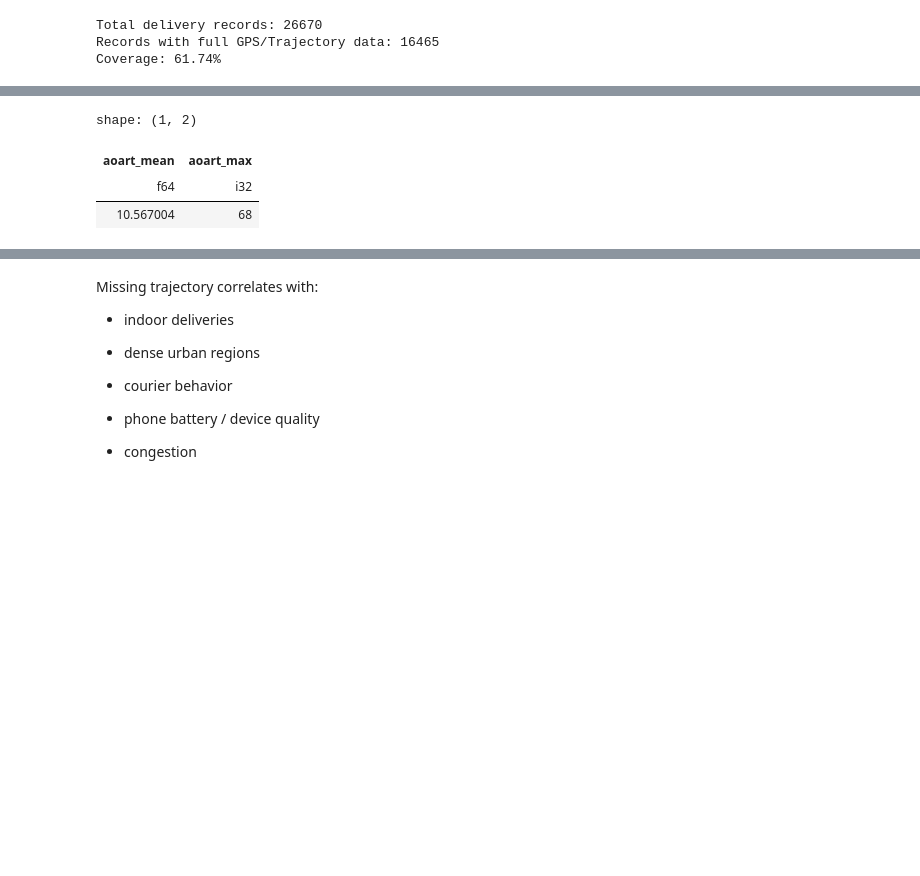
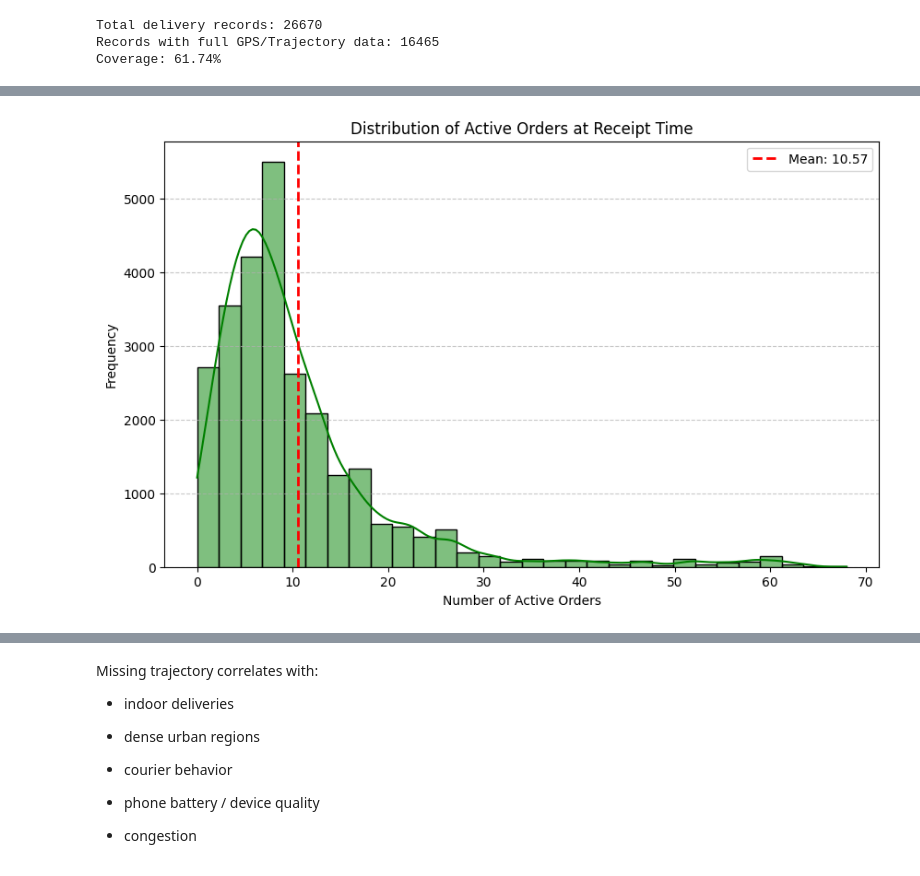
Before and after one commit to aymuos/starship, a Jupyter notebook: fundamental_EDA/feature_creator.ipynb, the cells around one changed output, grey strips where cells are left out. Drawn from its saved outputs; the diff is of its cells as text; code cells hidden in the pictures; blank space fills up the shorter version.

```diff
--- a/fundamental_EDA/feature_creator.ipynb
+++ b/fundamental_EDA/feature_creator.ipynb
@@ -926,10 +981,19 @@ features = features.join(
-# %%
-features.select([
-    pl.mean("active_orders_at_receipt_time").alias("aoart_mean"),
-    pl.max("active_orders_at_receipt_time").alias("aoart_max")
-])
-# %% [output]
-shape: (1, 2)
-| aoart_mean | aoart_max |
-| f64 | i32 |
-| 10.567004 | 68 |
+# %%
+import matplotlib.pyplot as plt
+import seaborn as sns
+
+plt.figure(figsize=(10, 6))
+sns.histplot(features['active_orders_at_receipt_time'], bins=30, kde=True, color='green')
+
+plt.title('Distribution of Active Orders at Receipt Time')
+plt.xlabel('Number of Active Orders')
+plt.ylabel('Frequency')
+plt.grid(axis='y', linestyle='--', alpha=0.7)
+
+# Adding a vertical line for the mean
+plt.axvline(features['active_orders_at_receipt_time'].mean(), color='red', linestyle='dashed', linewidth=2, label=f"Mean: {features['active_orders_at_receipt_time'].mean():.2f}")
+plt.legend()
+
+plt.show()
+# %% [output]
+[figure, added]
```
Also changed, not shown: parts of 35 cells of this notebook.
